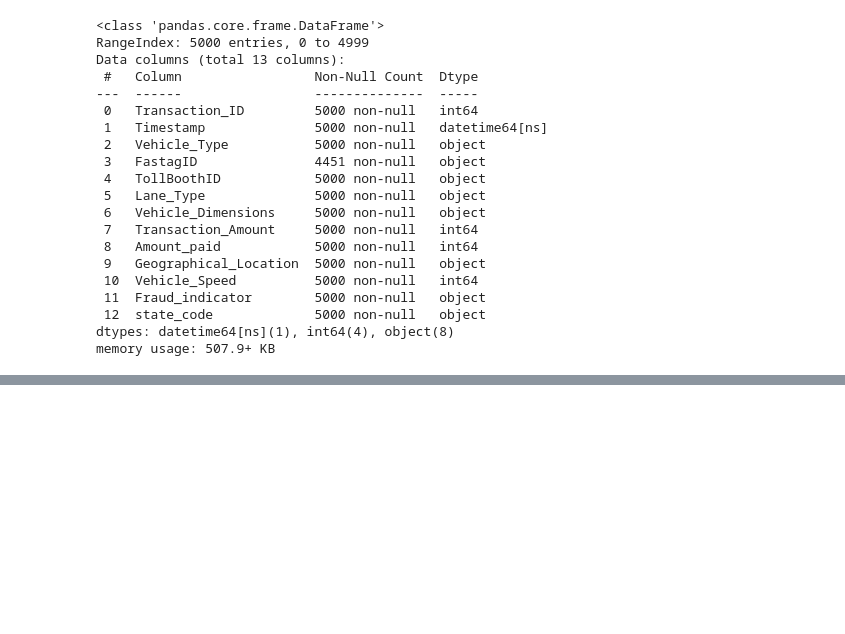
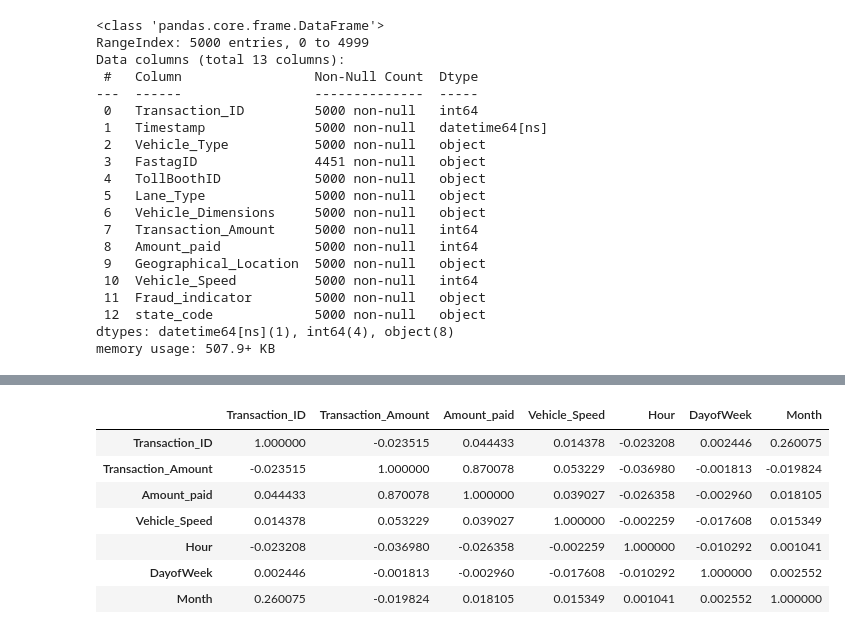
Before and after one commit to priyanshubhaskar1/Froad_detection-, a Jupyter notebook: fastag-fraud-detection.ipynb, the cells around one changed output, grey strips where cells are left out. Saved outputs shown, nothing was run; the diff lists cells and outputs as text; code cells hidden in the pictures; blank space fills up the shorter version.

```diff
--- a/fastag-fraud-detection.ipynb
+++ b/fastag-fraud-detection.ipynb
@@ -551,0 +558,12 @@ Name: DayofWeek, dtype: int64
+# %%
+corr_maytix=numericalDf.corr()
+corr_maytix
+# %% [output]
+|  | Transaction_ID | Transaction_Amount | Amount_paid | Vehicle_Speed | Hour | DayofWeek | Month |
+| Transaction_ID | 1.000000 | -0.023515 | 0.044433 | 0.014378 | -0.023208 | 0.002446 | 0.260075 |
+| Transaction_Amount | -0.023515 | 1.000000 | 0.870078 | 0.053229 | -0.036980 | -0.001813 | -0.019824 |
+| Amount_paid | 0.044433 | 0.870078 | 1.000000 | 0.039027 | -0.026358 | -0.002960 | 0.018105 |
+| Vehicle_Speed | 0.014378 | 0.053229 | 0.039027 | 1.000000 | -0.002259 | -0.017608 | 0.015349 |
+| Hour | -0.023208 | -0.036980 | -0.026358 | -0.002259 | 1.000000 | -0.010292 | 0.001041 |
+| DayofWeek | 0.002446 | -0.001813 | -0.002960 | -0.017608 | -0.010292 | 1.000000 | 0.002552 |
+| Month | 0.260075 | -0.019824 | 0.018105 | 0.015349 | 0.001041 | 0.002552 | 1.000000 |
```
Also changed, not shown: parts of 13 cells of this notebook.
